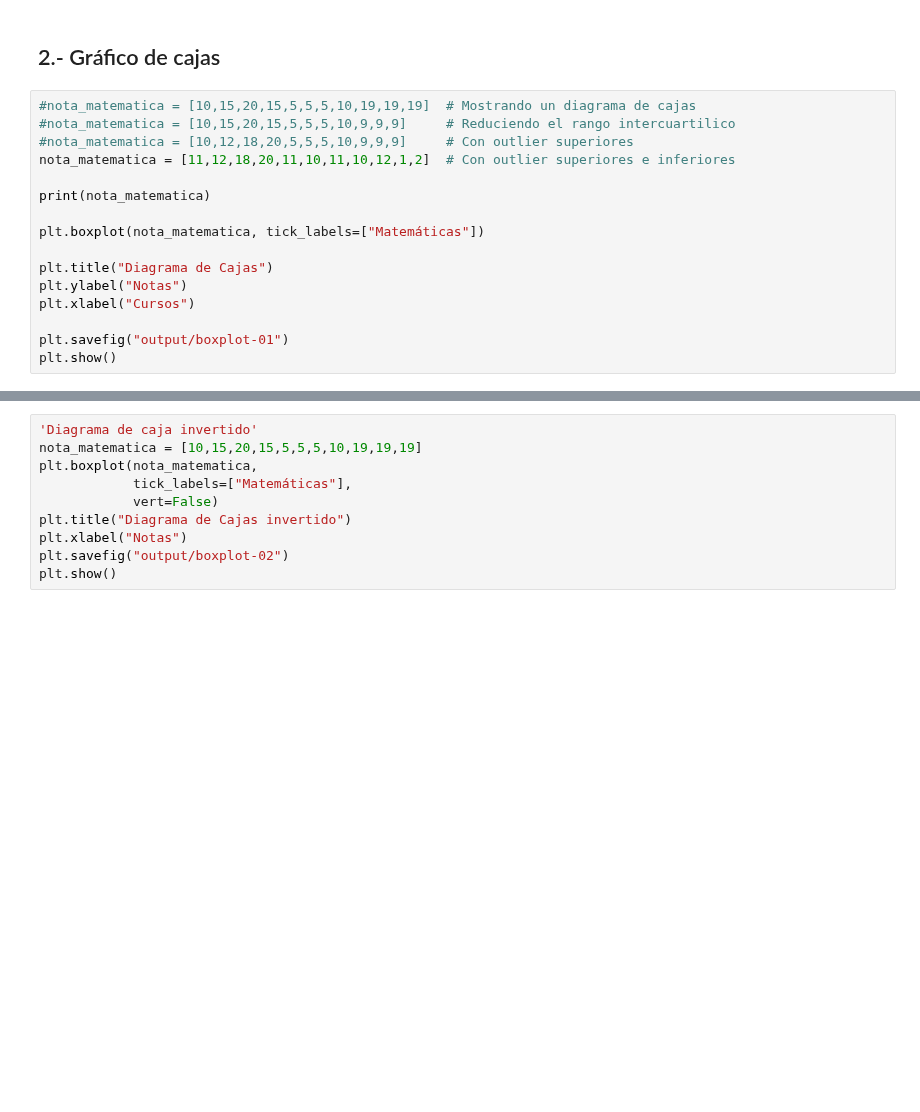
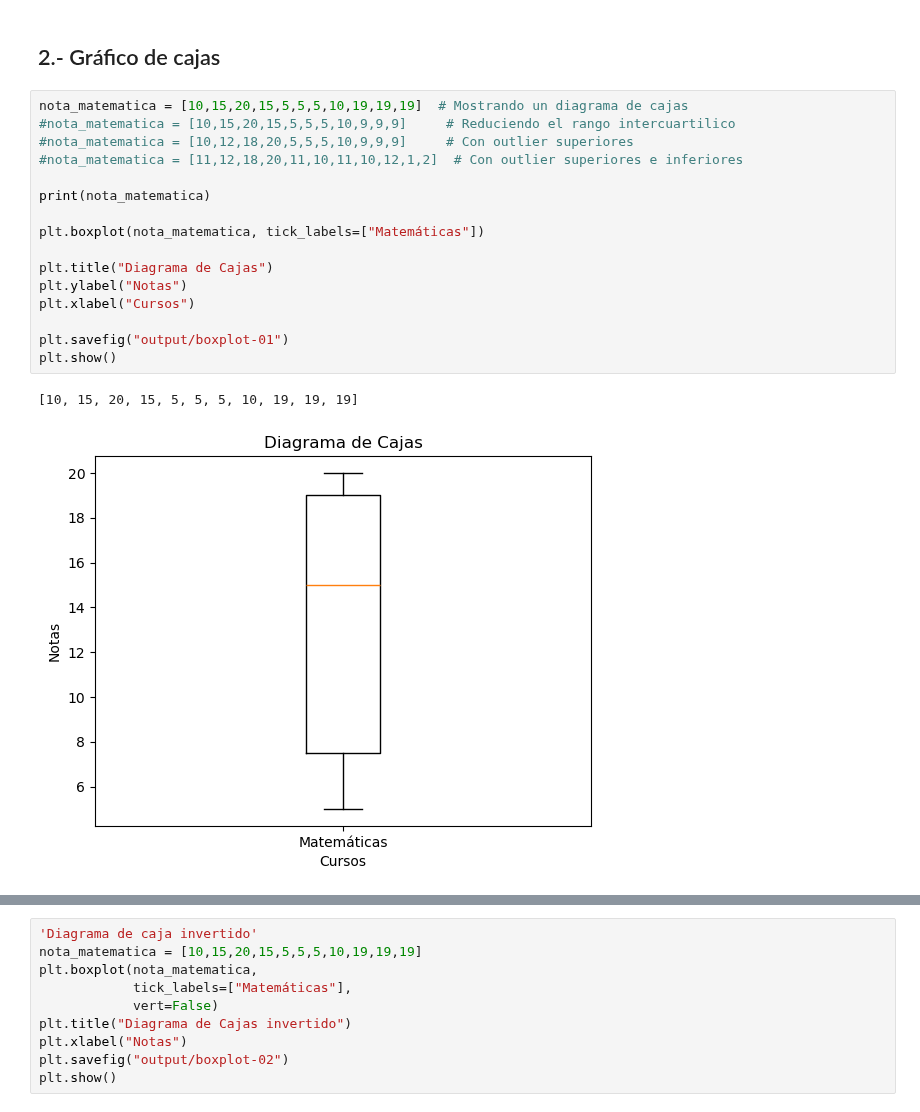
Before and after one commit to jgomezz/cpe_ciencia_datos_python, a Jupyter notebook: mod2_estadistica_y_visualizacion/semana_04_advanced_graph.ipynb, the cells around one changed output, grey strips where cells are left out. Cells and saved outputs as stored; diff of their text form; blank space fills up the shorter version.

```diff
--- a/mod2_estadistica_y_visualizacion/semana_04_advanced_graph.ipynb
+++ b/mod2_estadistica_y_visualizacion/semana_04_advanced_graph.ipynb
@@ -121,18 +167,21 @@ https://www.sipri.org/visualizations/2026/sipri-map-world-military-expenditure-2
 # %% [markdown]
 ## 2.- Gráfico de cajas
 # %%
-#nota_matematica = [10,15,20,15,5,5,5,10,19,19,19]  # Mostrando un diagrama de cajas
+nota_matematica = [10,15,20,15,5,5,5,10,19,19,19]  # Mostrando un diagrama de cajas
 #nota_matematica = [10,15,20,15,5,5,5,10,9,9,9]     # Reduciendo el rango intercuartilico
 #nota_matematica = [10,12,18,20,5,5,5,10,9,9,9]     # Con outlier superiores
-nota_matematica = [11,12,18,20,11,10,11,10,12,1,2]  # Con outlier superiores e inferiores
+#nota_matematica = [11,12,18,20,11,10,11,10,12,1,2]  # Con outlier superiores e inferiores
 
 print(nota_matematica)
 
 plt.boxplot(nota_matematica, tick_labels=["Matemáticas"])
 
 plt.title("Diagrama de Cajas")
 plt.ylabel("Notas")
 plt.xlabel("Cursos")
 
 plt.savefig("output/boxplot-01")
 plt.show()
+# %% [output]
+[10, 15, 20, 15, 5, 5, 5, 10, 19, 19, 19]
+[figure, added]
```
Also changed, not shown: parts of 3 cells of this notebook, 2 other files.
